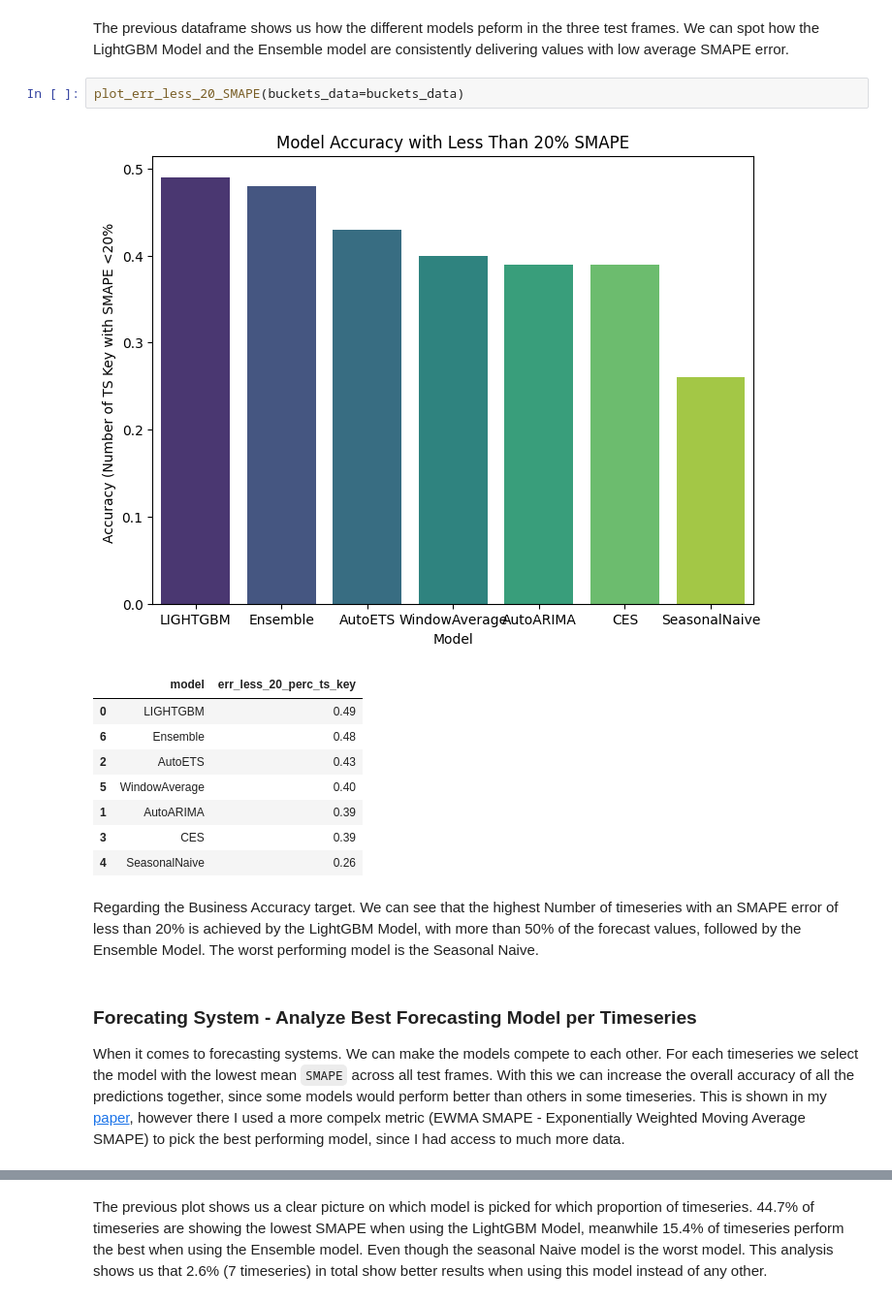
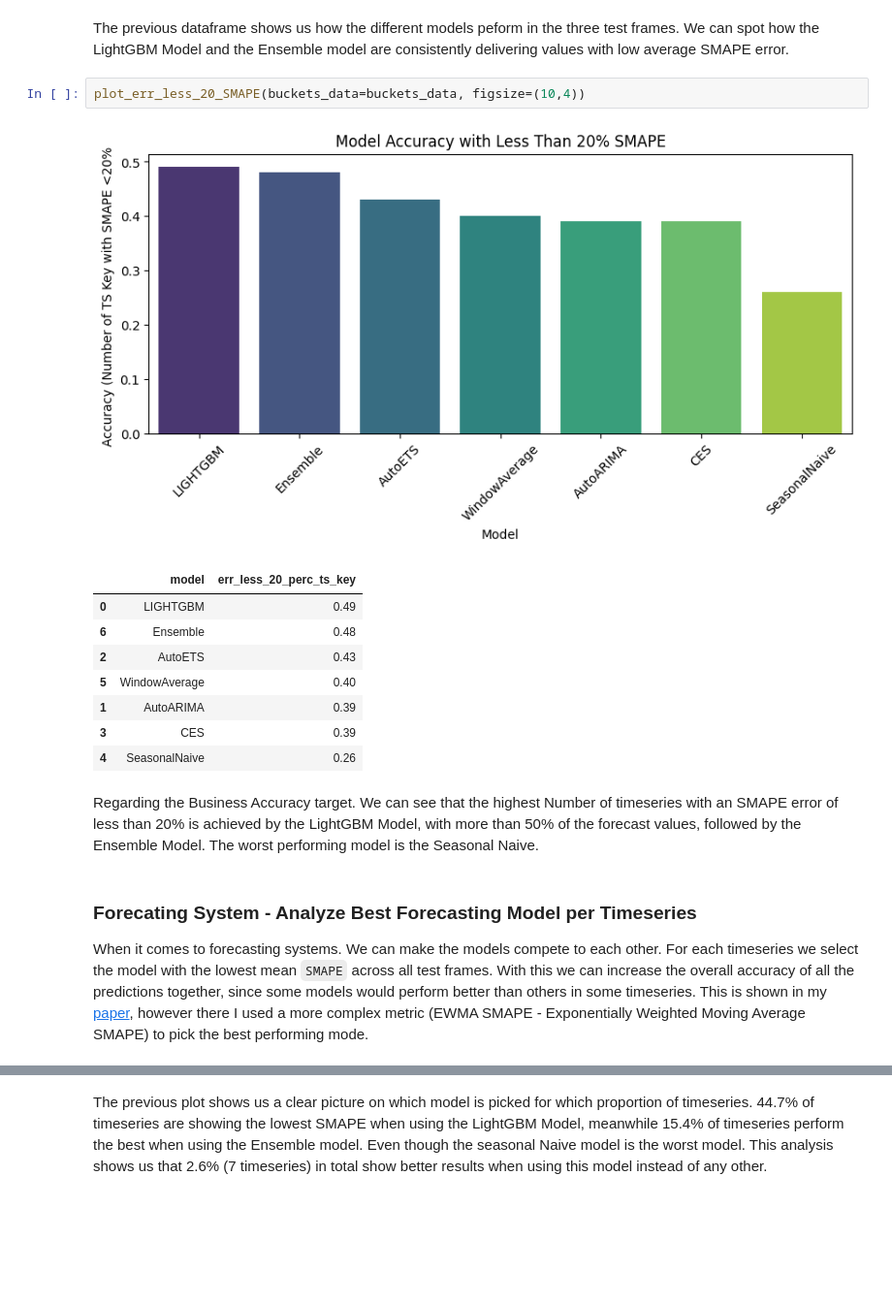
Before and after one commit to john2408/project_data_analytics, a Jupyter notebook: reports/report.ipynb, the cells around one changed output, grey strips where cells are left out. Shown at 97% size. Cells and saved outputs as stored; diff of their text form; blank space fills up the shorter version.

```diff
--- a/reports/report.ipynb
+++ b/reports/report.ipynb
@@ -444,9 +386,9 @@ df_acc_stats_models[['model_name','test_frame','smape','mae']].groupby(['model_n
 # %% [markdown]
 The previous dataframe shows us how the different models peform in the three test frames. We can spot how the LightGBM Model and the Ensemble model are consistently delivering values with low average SMAPE error.
 # %%
-plot_err_less_20_SMAPE(buckets_data=buckets_data)
+plot_err_less_20_SMAPE(buckets_data=buckets_data, figsize=(10,4))
 # %% [output]
-[figure, old version]
+[figure, new version]
 |  | model | err_less_20_perc_ts_key |
 | 0 | LIGHTGBM | 0.49 |
 | 6 | Ensemble | 0.48 |
@@ -460,4 +402,4 @@ Regarding the Business Accuracy target. We can see that the highest Number of ti
 # %% [markdown]
 ### Forecating System - Analyze Best Forecasting Model per Timeseries
 
-When it comes to forecasting systems. We can make the models compete to each other. For each timeseries we select the model with the lowest mean `SMAPE` across all test frames. With this we can increase the overall accuracy of all the predictions together, since some models would perform better than others in some timeseries. This is shown in my [paper](https://www.mdpi.com/2673-4591/39/1/75), however there I used a more compelx metric (EWMA SMAPE - Exponentially Weighted Moving Average SMAPE) to pick the best performing model, since I had access to much more data.
+When it comes to forecasting systems. We can make the models compete to each other. For each timeseries we select the model with the lowest mean `SMAPE` across all test frames. With this we can increase the overall accuracy of all the predictions together, since some models would perform better than others in some timeseries. This is shown in my [paper](https://www.mdpi.com/2673-4591/39/1/75), however there I used a more complex metric (EWMA SMAPE - Exponentially Weighted Moving Average SMAPE) to pick the best performing mode.
```
Also changed, not shown: parts of 25 cells of this notebook, 5 other files.
